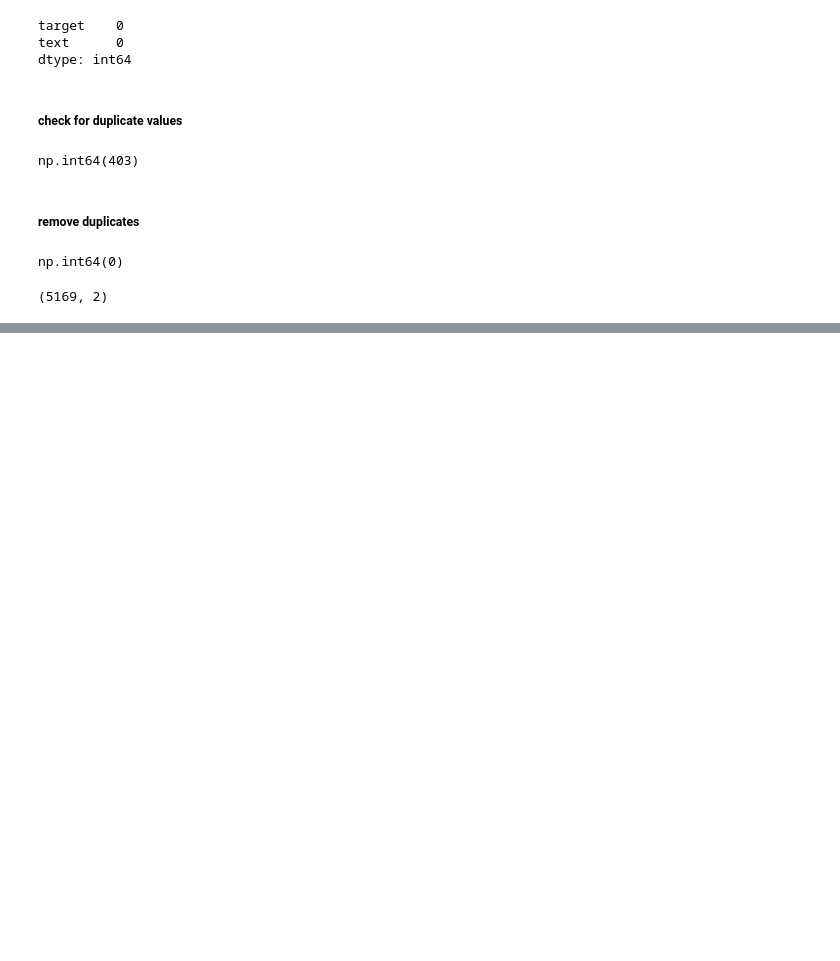
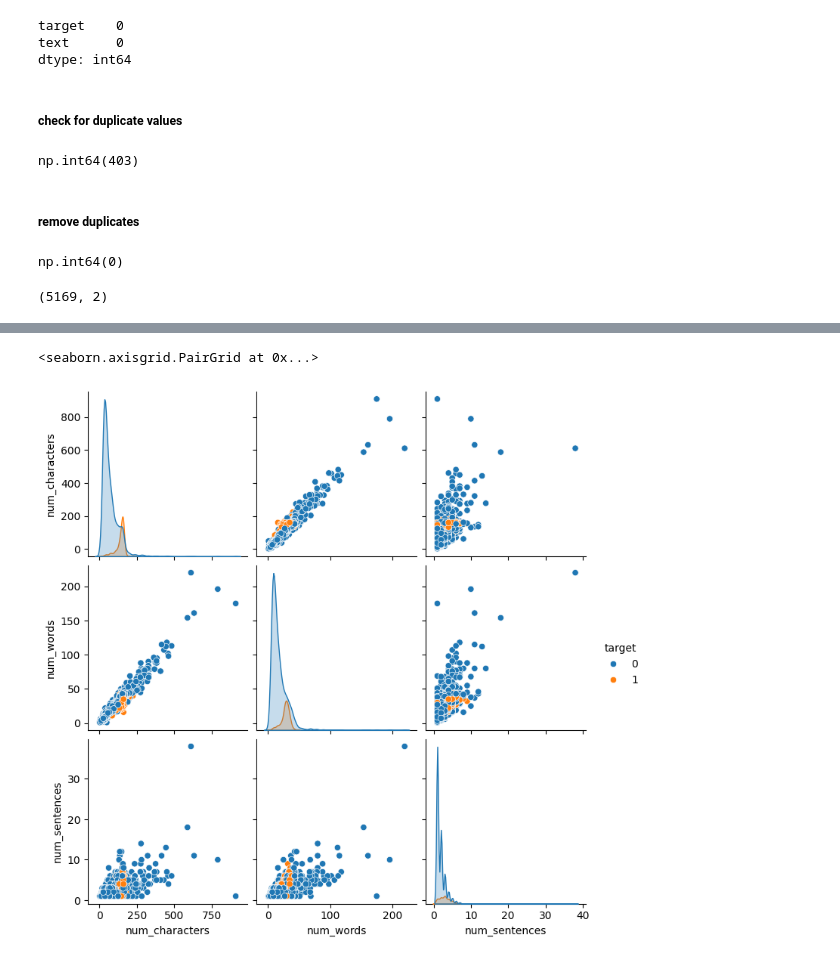
Before and after one commit to subhadip07/Email-spam-classifier, a Jupyter notebook: notebooks/email-spam-classifier.ipynb, the cells around one changed output, grey strips where cells are left out. Saved outputs shown, nothing was run; the diff lists cells and outputs as text; code cells hidden in the pictures; blank space fills up the shorter version.

```diff
--- a/notebooks/email-spam-classifier.ipynb
+++ b/notebooks/email-spam-classifier.ipynb
@@ -98,0 +219,5 @@ df.shape
+# %%
+sns.pairplot(df, hue='target')
+# %% [output]
+<seaborn.axisgrid.PairGrid at 0x...>
+[figure, added]
```
Also changed, not shown: parts of 19 cells of this notebook.
